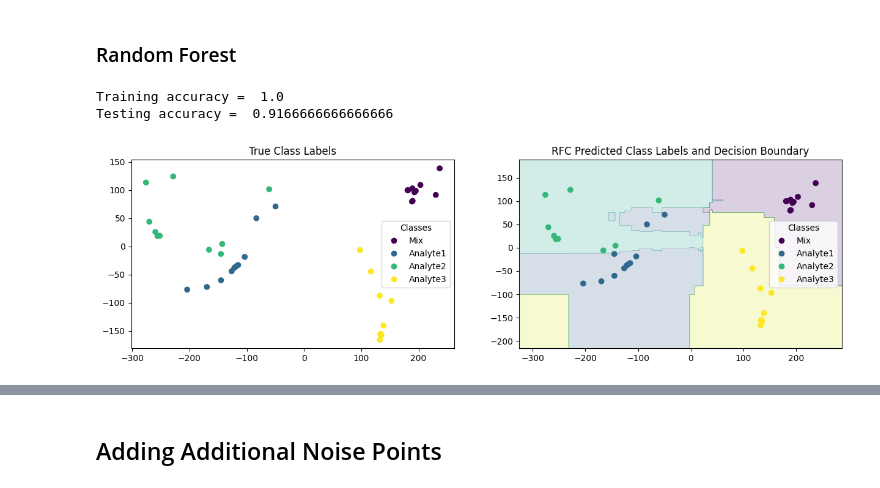
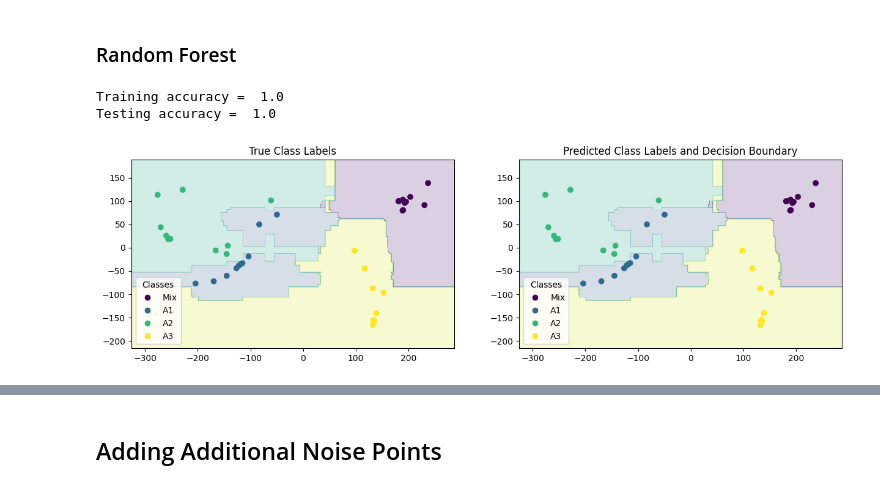
Before and after one commit to SohamD34/BTP, a Jupyter notebook: scripts/Mixture + Analytes/4 Mixtures/PCA_RFC.ipynb, the cells around one changed output, grey strips where cells are left out. Drawn from its saved outputs; the diff is of its cells as text; code cells hidden in the pictures.

```diff
--- a/scripts/Mixture + Analytes/4 Mixtures/PCA_RFC.ipynb
+++ b/scripts/Mixture + Analytes/4 Mixtures/PCA_RFC.ipynb
@@ -38,7 +38,7 @@ total_data.head()
 # %%
 X = total_data[['Sensor1','Sensor2','Sensor3']]
 Y = total_data['Label'].map({'Mix': 0, 'A1': 1, 'A2': 2, 'A3': 3})
-label_mapping = {0: 'Mix', 1: 'Analyte1', 2: 'Analyte2', 3: 'Analyte3'}
+label_mapping = {0:'Mix', 1:'A1', 2:'A2', 3:'A3'}
 
 pca  = PCA(n_components=2)
 pca.fit(X)
@@ -57,52 +57,22 @@ pca_data.head()
 | 4 | -118.572390 | -35.476850 |
 # %% [markdown]
 ### Random Forest
-# %%
-rfc = RandomForestClassifier(n_estimators=100)
-rfc.fit(X_train, Y_train)
-
-print('Training accuracy = ', rfc.score(X_train, Y_train))
-
-pred = rfc.predict(X_test)
-print('Testing accuracy = ', accuracy_score(Y_test, pred))
-
-
-predictions = rfc.predict(pca_data)
-
-x_min, x_max = pca_data['PC1'].min() - 50, pca_data['PC1'].max() + 50
-y_min, y_max = pca_data['PC2'].min() - 50, pca_data['PC2'].max() + 50
-xx, yy = np.meshgrid(np.linspace(x_min, x_max, 500), np.linspace(y_min, y_max, 500))
-
-Z = rfc.predict(np.c_[xx.ravel().astype(float), yy.ravel().astype(float)])
-Z = Z.reshape(xx.shape)
-
-
-# PLOTTING THE DECISION BOUNDARY
-
-fig, ax = plt.subplots(1, 2, figsize=(15, 4))
-
-# ax[0].contourf(xx, yy, Z, alpha=0.2, cmap='viridis')
-scatter = ax[0].scatter(pca_data['PC1'], pca_data['PC2'], c=Y, cmap='viridis')
-legend0 = ax[0].legend(*scatter.legend_elements(), title="Classes")
-handles, labels = scatter.legend_elements()
-labels = [label_mapping[int(re.search(r'\d+', label).group())] for label in labels]
-ax[0].legend(handles, labels, title="Classes")
-ax[0].set_title('True Class Labels')
-
-
-ax[1].contourf(xx, yy, Z, alpha=0.2, cmap='viridis')
-scatter = ax[1].scatter(pca_data['PC1'], pca_data['PC2'], c=predictions, cmap='viridis')
-legend1 = ax[1].legend(*scatter.legend_elements(), title="Classes")
-handles, labels = scatter.legend_elements()
-labels = [label_mapping[int(re.search(r'\d+', label).group())] for label in labels]
-ax[1].legend(handles, labels, title="Classes")
-ax[1].set_title('RFC Predicted Class Labels and Decision Boundary')
-
-plt.show()
-# %% [output]
-Training accuracy =  1.0
-Testing accuracy =  0.9166666666666666
-[figure, removed]
+# %%
+rfc = RandomForestClassifier(n_estimators=100)
+rfc.fit(X_train, Y_train)
+
+print('Training accuracy = ', rfc.score(X_train, Y_train))
+
+pred = rfc.predict(X_test)
+print('Testing accuracy = ', accuracy_score(Y_test, pred))
+# %% [output]
+Training accuracy =  1.0
+Testing accuracy =  1.0
+# %%
+pca_data['Labels'] = total_data['Label']
+plot_pca_decision_boundary(pca_data, rfc, label_mapping)
+# %% [output]
+[figure, added]
 # %%
 ''' Confusion matrix '''
 
```
Also changed, not shown: parts of 2 cells of this notebook, 13 other files.
